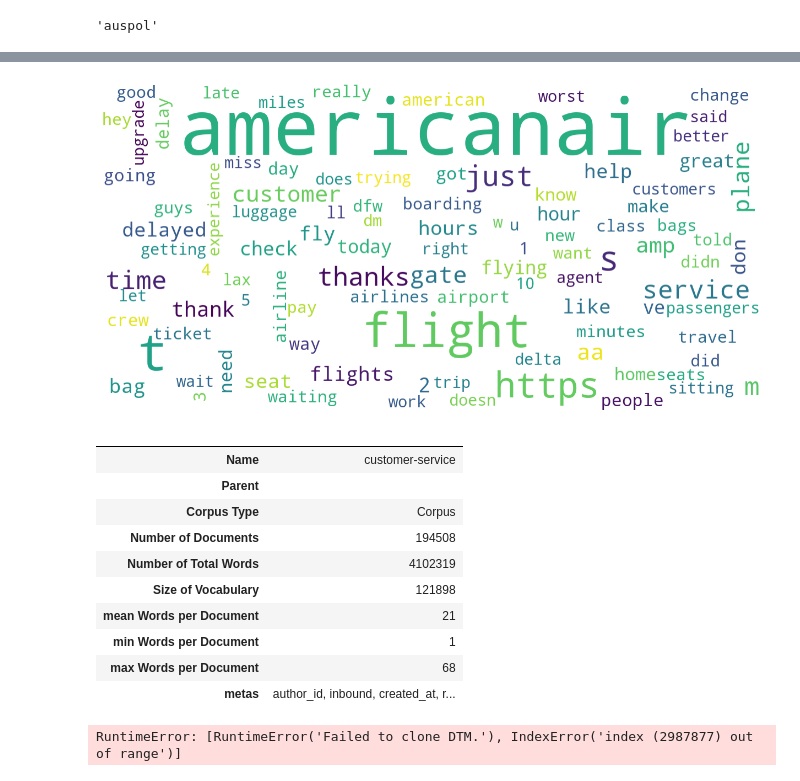
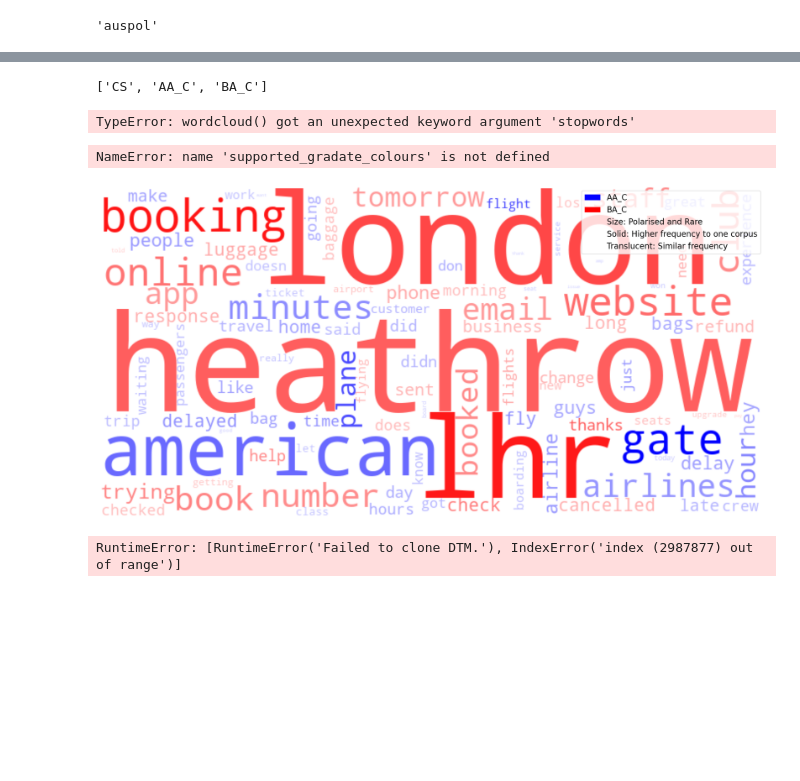
Before and after one commit to Sydney-Informatics-Hub/juxtorpus, a Jupyter notebook: notebooks/demos/taster_workshop/Taster-Corpus.ipynb, the cells around one changed output, grey strips where cells are left out. Drawn from its saved outputs; the diff is of its cells as text; code cells hidden in the pictures; blank space fills up the shorter version.

Commit message:
Add stopwords to jux.polarity.wordcloud()

```diff
--- a/notebooks/demos/taster_workshop/Taster-Corpus.ipynb
+++ b/notebooks/demos/taster_workshop/Taster-Corpus.ipynb
@@ -90,23 +110,20 @@ corpus.name
 # %% [output]
 'auspol'
 # %%
-use_cols = ['author_id', 'inbound', 'created_at', 'text', 'response_tweet_id', 'in_response_to_tweet_id', 'company', 'conversation']
+use_cols = ['author_id', 'inbound', 'created_at', 'text', 'in_response_to_tweet_id', 'company', 'conversation']
 # dtypes = ['Int64', 'category', 'string', 'string', 'Int64', 'Int64', 'category', 'category']
 
-df = pd.read_csv(Path('./notebooks/demos/taster_workshop/twcs_sel.csv'))
-                 # usecols=use_cols,
-                 # dtype={'author_id': 'Int64',
-                 #        'inbound': 'category',
-                 #        'created_at': str,
-                 #        'text':str,
-                 #        'response_tweet_id': 'Int64',
-                 #        'response_tweet_id': 'Int64',
-                 #        'company': 'category',
-                 #        'conversation': 'category'})
-
+df = pd.read_csv(Path('./notebooks/demos/taster_workshop/twcs_sel.csv'),
+                 usecols=use_cols,
+                 dtype={'author_id': str,
+                        'inbound': 'category',
+                        'created_at': str,
+                        'text':str,
+                        'in_response_tweet_id': 'Int64',
+                        'company': 'category',
+                        'conversation': 'category'})
 
 df['created_at'] = pd.to_datetime(df['created_at'])
 # #corpus = process(Corpus.from_dataframe(df, col_doc='text', name='auspol'), nlp=spacy.blank('en'))
-corpus = Corpus.from_dataframe(df, col_doc='text', name='customer-service')
-
-corpus.name
+corpus = Corpus.from_dataframe(df, col_doc='text', name='CS')
+corpora.add(corpus)
@@ -129,25 +130,34 @@ corpora.items()
+# %%
+temp = corpus.slicer.filter_by_item('inbound', 'True')
+AA_C = temp.slicer.filter_by_item('company', 'americanair')
+AA_C.name = 'AA_C'
+BA_C = temp.slicer.filter_by_item('company', 'british_airways')
+BA_C.name = 'BA_C'
+corpora.add(AA_C)
+corpora.add(BA_C)
+corpora.items()
+# %% [output]
+['CS', 'AA_C', 'BA_C']
 # %%
 MAX_WORDS = 100
 TYPE = 'word'
 #TYPE = 'hashtag'
 # TYPE = 'mention'
-corpora['AA-C'].viz.wordcloud(max_words=MAX_WORDS, word_type=TYPE)
+corpora['AA_C'].viz.wordcloud(max_words=MAX_WORDS, word_type=TYPE)
 # %% [output]
-[figure, removed]
+TypeError: wordcloud() got an unexpected keyword argument 'stopwords'
+# %%
+supported_gradate_colours()
+# %% [output]
+NameError: name 'supported_gradate_colours' is not defined
 # %%
-corpora['customer-service'].summary()
+from juxtorpus import Jux
+
+jux = Jux(corpora['AA_C'], corpora['BA_C'])
+stop_words = ['americanair', 'british_airways']
+jux.polarity.wordcloud(metric='tf', top=100, colours=('blue', 'red'), stopwords=stop_words)  # change this to 'tfidf' or 'log_likelihood'
 # %% [output]
-|  |  |
-| Name | customer-service |
-| Parent |  |
-| Corpus Type | Corpus |
-| Number of Documents | 194508 |
-| Number of Total Words | 4102319 |
-| Size of Vocabulary | 121898 |
-| mean Words per Document | 21 |
-| min Words per Document | 1 |
-| max Words per Document | 68 |
-| metas | author_id, inbound, created_at, r... |
+[figure, added]
 # %%
 subcorpus = corpora['customer-service'].slicer.filter_by_item('company', 'british_airways')
 subcorpus.summary()
```
Also changed, not shown: parts of 5 cells of this notebook, 1 other file.
